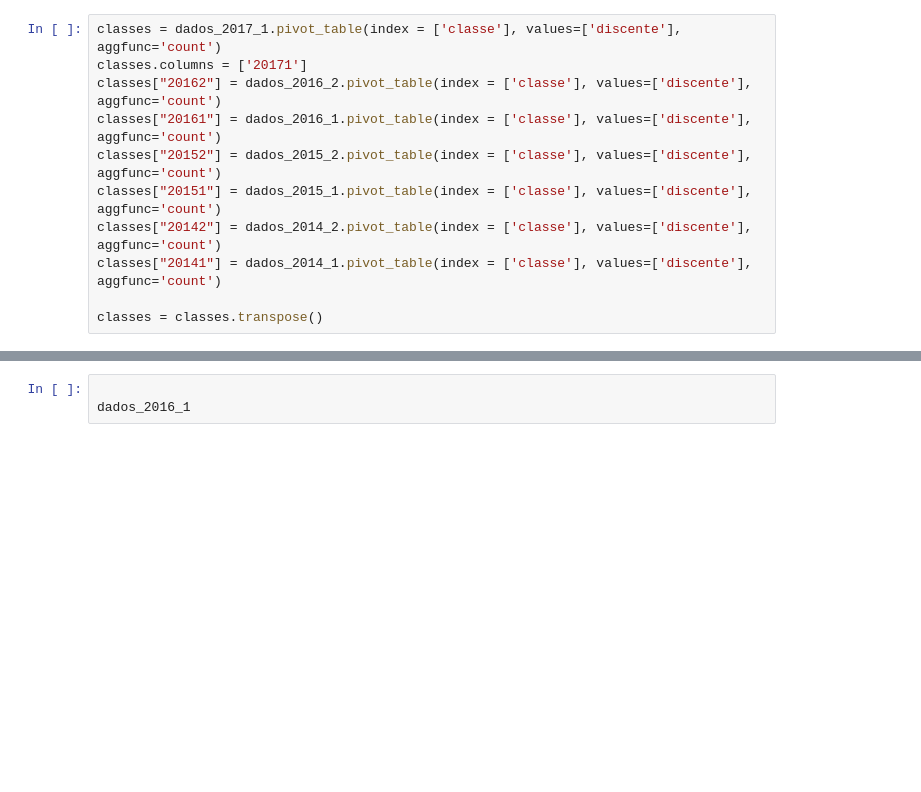
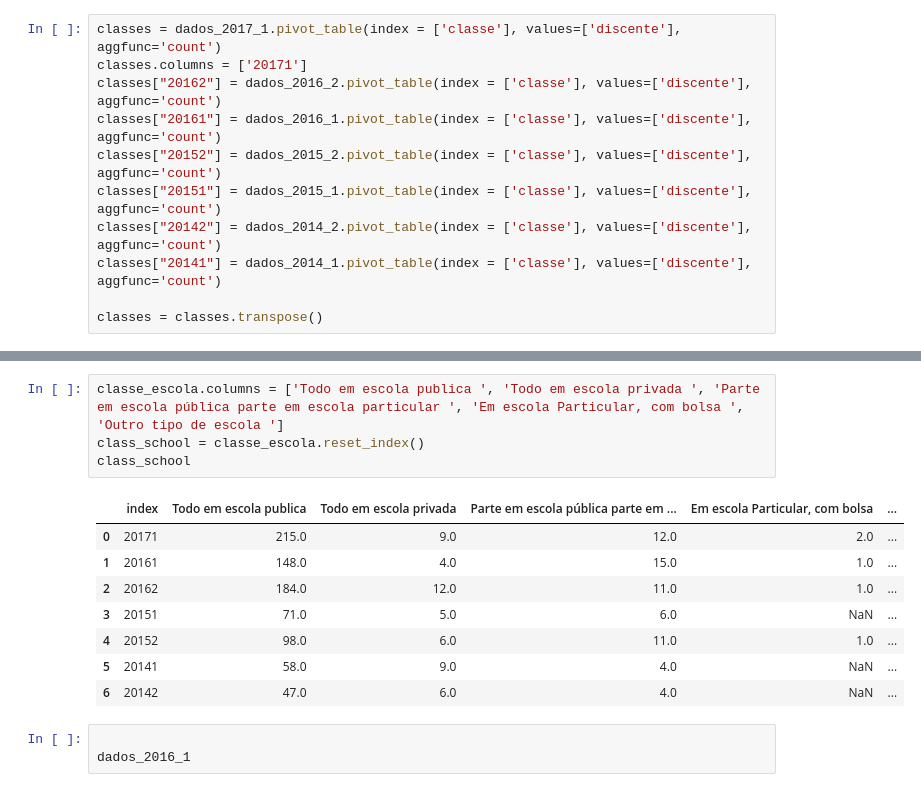
Before and after one commit to lucasgmpaiva/Analise_Dados_UFRN, a Jupyter notebook: UFRN Data Analysis.ipynb, the cells around one changed output, grey strips where cells are left out. Drawn from its saved outputs; the diff is of its cells as text; blank space fills up the shorter version.

```diff
--- a/UFRN Data Analysis.ipynb
+++ b/UFRN Data Analysis.ipynb
@@ -163,3 +210,16 @@ escola_classe_2016_1
+# %%
+classe_escola.columns = ['Todo em escola publica ', 'Todo em escola privada ', 'Parte em escola pública parte em escola particular ', 'Em escola Particular, com bolsa ', 'Outro tipo de escola ']
+class_school = classe_escola.reset_index()
+class_school
+# %% [output]
+|  | index | Todo em escola publica | Todo em escola privada | Parte em escola pública parte em ... | Em escola Particular, com bolsa | ... |
+| 0 | 20171 | 215.0 | 9.0 | 12.0 | 2.0 | ... |
+| 1 | 20161 | 148.0 | 4.0 | 15.0 | 1.0 | ... |
+| 2 | 20162 | 184.0 | 12.0 | 11.0 | 1.0 | ... |
+| 3 | 20151 | 71.0 | 5.0 | 6.0 | NaN | ... |
+| 4 | 20152 | 98.0 | 6.0 | 11.0 | 1.0 | ... |
+| 5 | 20141 | 58.0 | 9.0 | 4.0 | NaN | ... |
+| 6 | 20142 | 47.0 | 6.0 | 4.0 | NaN | ... |
 # %%
 
 dados_2016_1
```
Also changed, not shown: parts of 17 cells of this notebook.
